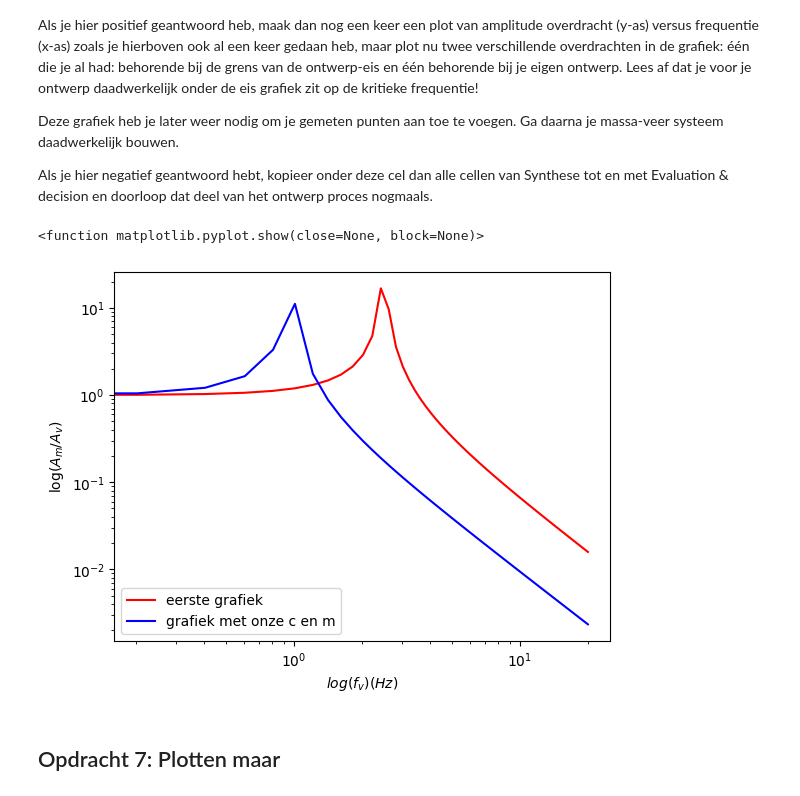
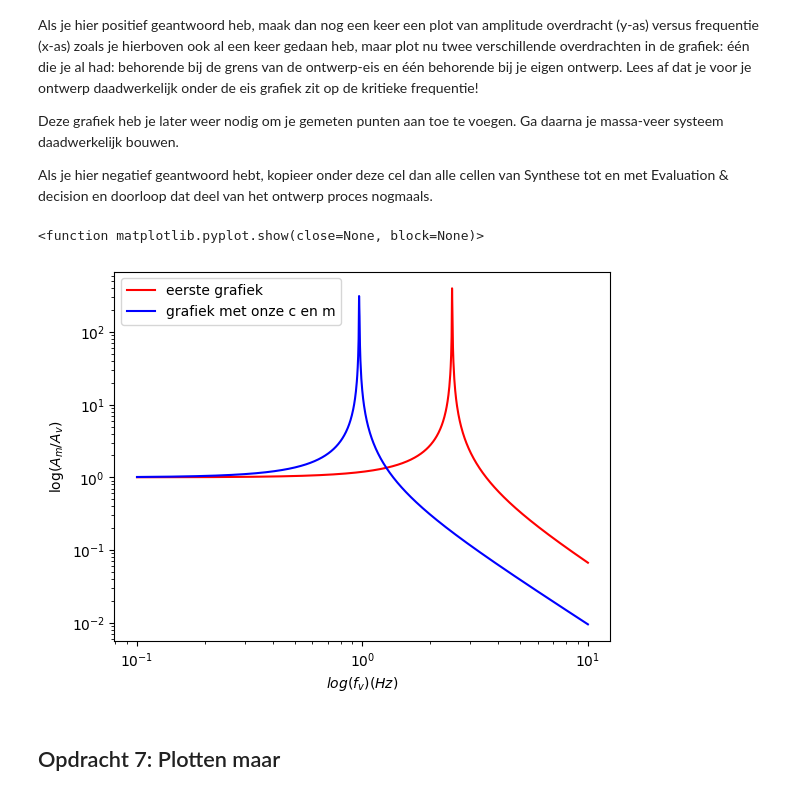
Before and after one commit to sralmulder-hash/opdrachten-DEF-D, a Jupyter notebook: FysiekeOntwerpopdrachten/5MaakEenOpstellingTrillingsvrij/Ontwerpopdracht5MaakEenOpstellingTrillingsvrijInvulTemplate.ipynb, the cells around one changed output. Drawn from its saved outputs; the diff is of its cells as text; code cells hidden in the pictures.

```diff
--- a/FysiekeOntwerpopdrachten/5MaakEenOpstellingTrillingsvrij/Ontwerpopdracht5MaakEenOpstellingTrillingsvrijInvulTemplate.ipynb
+++ b/FysiekeOntwerpopdrachten/5MaakEenOpstellingTrillingsvrij/Ontwerpopdracht5MaakEenOpstellingTrillingsvrijInvulTemplate.ipynb
@@ -135,28 +135,28 @@ Deze grafiek heb je later weer nodig om je gemeten punten aan toe te voegen. Ga
 Als je hier negatief geantwoord hebt, kopieer onder deze cel dan alle cellen van Synthese tot en met Evaluation & decision en doorloop dat deel van het ontwerp proces nogmaals.
 # %%
 # oude plot
-f = np.linspace(0,20,100)
+f = np.logspace(-1,1,1000)
 A = np.abs(1/(1-((2*np.pi*f)**2/(w0**2))))
 
 #nieuwe plot
 m = 19.7/1000    #kg
 F_v = m * g      #N
 u = (18.7-10.4)/100    #m
 c = F_v/u       #N/m
 massa = 0.252    #kg
 w_0 = np.sqrt(4*c/massa)
 A_n = np.abs(1/(1-((2*np.pi*f)**2/(w_0**2))))
 plt.figure
 plt.loglog(f,A,"r", label = "eerste grafiek")
 plt.loglog(f,A_n,"b", label = "grafiek met onze c en m")
 plt.legend()
 plt.xlabel("$log(f_v)(Hz)$")
 plt.ylabel("log($A_m/A_v)$")
 plt.savefig("grafiek2")
 plt.show
 # %% [output]
 <function matplotlib.pyplot.show(close=None, block=None)>
-[figure, old version]
+[figure, new version]
 # %% [markdown]
 ## Opdracht 7: Plotten maar
 # %%
```
Also changed, not shown: parts of 2 cells of this notebook, 1 other file.
